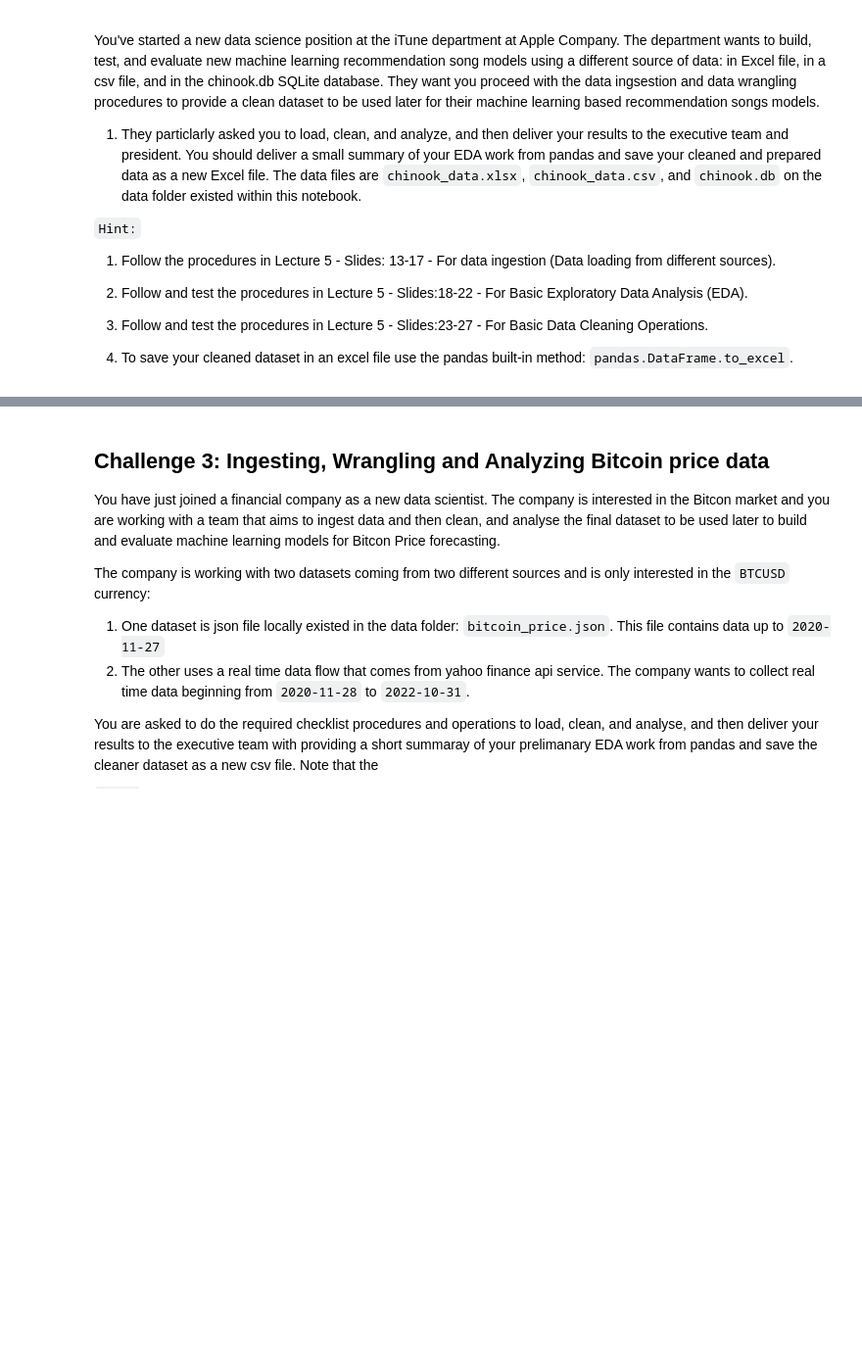
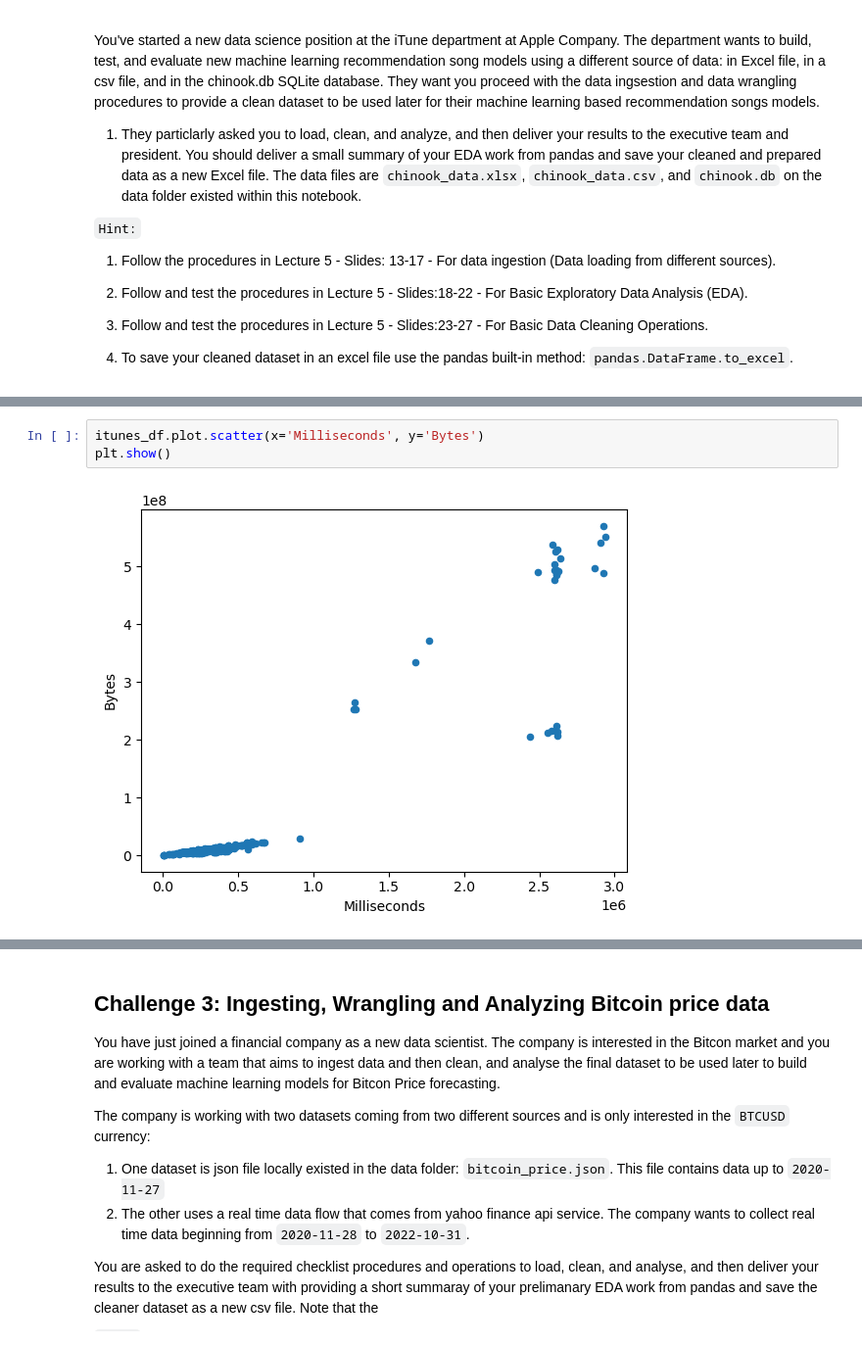
Before and after one commit to amaliahm/SEDS_Labs, a Jupyter notebook: SEDS_Lab5/SEDS_Lab5.ipynb, the cells around one changed output, grey strips where cells are left out. Shown at 98% size. Cells and saved outputs as stored; diff of their text form; blank space fills up the shorter version.

```diff
--- a/SEDS_Lab5/SEDS_Lab5.ipynb
+++ b/SEDS_Lab5/SEDS_Lab5.ipynb
@@ -41,0 +271,5 @@ You should deliver a small summary of your EDA work from pandas and save your cl
+# %%
+itunes_df.plot.scatter(x='Milliseconds', y='Bytes')
+plt.show()
+# %% [output]
+[figure, added]
```
Also changed, not shown: parts of 30 cells of this notebook, 1 other file.
